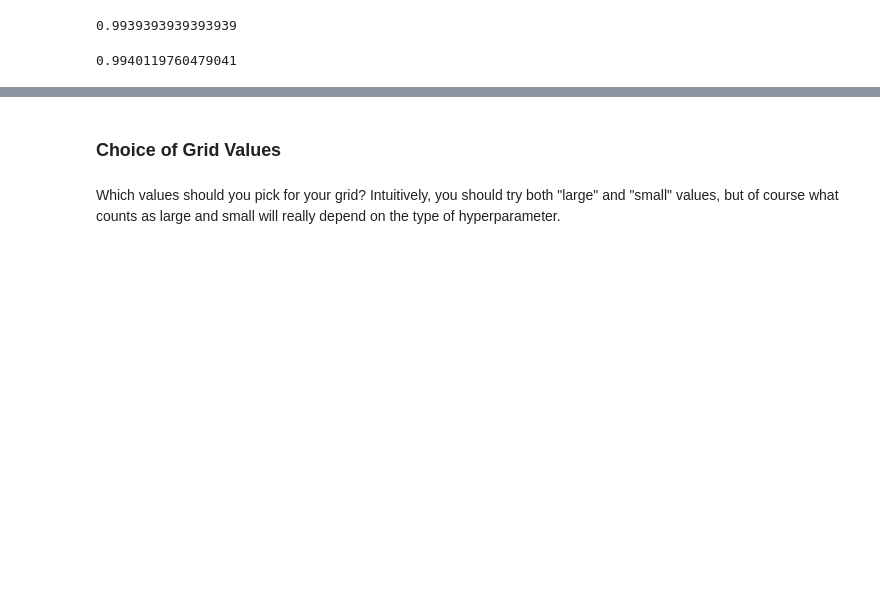
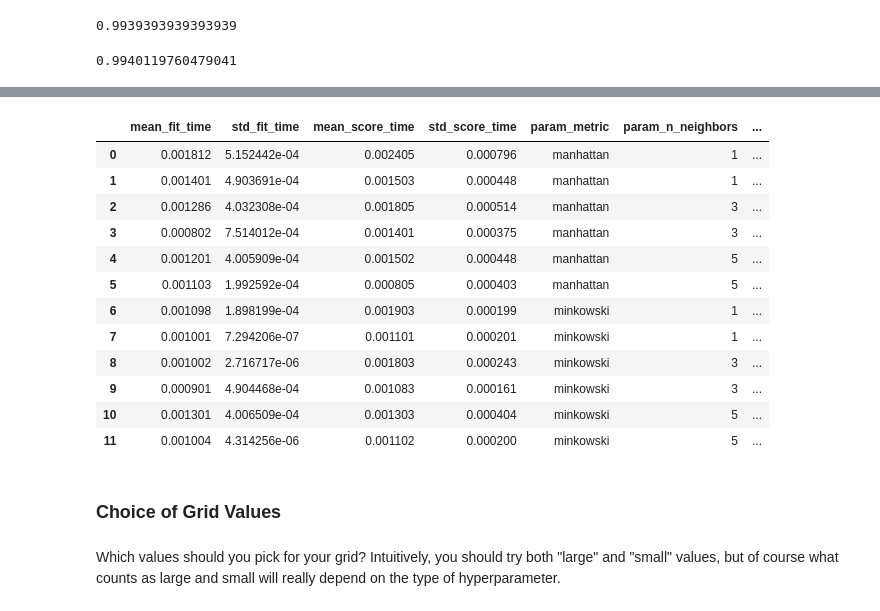
Before and after one commit to mattrubic/NTL-DS-062722, a Jupyter notebook: 3Phase/48-model_tuning.ipynb, the cells around one changed output, grey strips where cells are left out. Drawn from its saved outputs; the diff is of its cells as text; code cells hidden in the pictures; blank space fills up the shorter version.

```diff
--- a/3Phase/48-model_tuning.ipynb
+++ b/3Phase/48-model_tuning.ipynb
@@ -184,3 +184,7 @@ X_test_clean.head()
 ### Trying Different Models & Values
 # %% [markdown]
 #### $k$-Nearest Neighbors Model
+# %%
+knn = KNeighborsClassifier()
+
+knn.fit(X_train_clean, y_train)
@@ -187,2 +201,6 @@ X_test_clean.head()
 # %% [markdown]
 ##### Decreasing $k$
+# %%
+knn3 = KNeighborsClassifier(n_neighbors=3)
+
+knn3.fit(X_train_clean, y_train)
@@ -189,2 +217,6 @@ X_test_clean.head()
 # %% [markdown]
 #### Decision Tree
+# %%
+dt = DecisionTreeClassifier(random_state=42)
+
+dt.fit(X_train_clean, y_train)
@@ -191,2 +233,6 @@ X_test_clean.head()
 # %% [markdown]
 ##### Changing the branching criterion
+# %%
+dtb = DecisionTreeClassifier(random_state=42, criterion='entropy')
+
+dtb.fit(X_train_clean, y_train)
@@ -246,3 +320,19 @@ gs.best_estimator_.score(X_test_clean, y_test)
+# %%
+pd.DataFrame(gs.cv_results_)
+# %% [output]
+|  | mean_fit_time | std_fit_time | mean_score_time | std_score_time | param_metric | param_n_neighbors | ... |
+| 0 | 0.001812 | 5.152442e-04 | 0.002405 | 0.000796 | manhattan | 1 | ... |
+| 1 | 0.001401 | 4.903691e-04 | 0.001503 | 0.000448 | manhattan | 1 | ... |
+| 2 | 0.001286 | 4.032308e-04 | 0.001805 | 0.000514 | manhattan | 3 | ... |
+| 3 | 0.000802 | 7.514012e-04 | 0.001401 | 0.000375 | manhattan | 3 | ... |
+| 4 | 0.001201 | 4.005909e-04 | 0.001502 | 0.000448 | manhattan | 5 | ... |
+| 5 | 0.001103 | 1.992592e-04 | 0.000805 | 0.000403 | manhattan | 5 | ... |
+| 6 | 0.001098 | 1.898199e-04 | 0.001903 | 0.000199 | minkowski | 1 | ... |
+| 7 | 0.001001 | 7.294206e-07 | 0.001101 | 0.000201 | minkowski | 1 | ... |
+| 8 | 0.001002 | 2.716717e-06 | 0.001803 | 0.000243 | minkowski | 3 | ... |
+| 9 | 0.000901 | 4.904468e-04 | 0.001083 | 0.000161 | minkowski | 3 | ... |
+| 10 | 0.001301 | 4.006509e-04 | 0.001303 | 0.000404 | minkowski | 5 | ... |
+| 11 | 0.001004 | 4.314256e-06 | 0.001102 | 0.000200 | minkowski | 5 | ... |
 # %% [markdown]
 ### Choice of Grid Values
 # %% [markdown]
```
Also changed, not shown: parts of 23 cells of this notebook.
